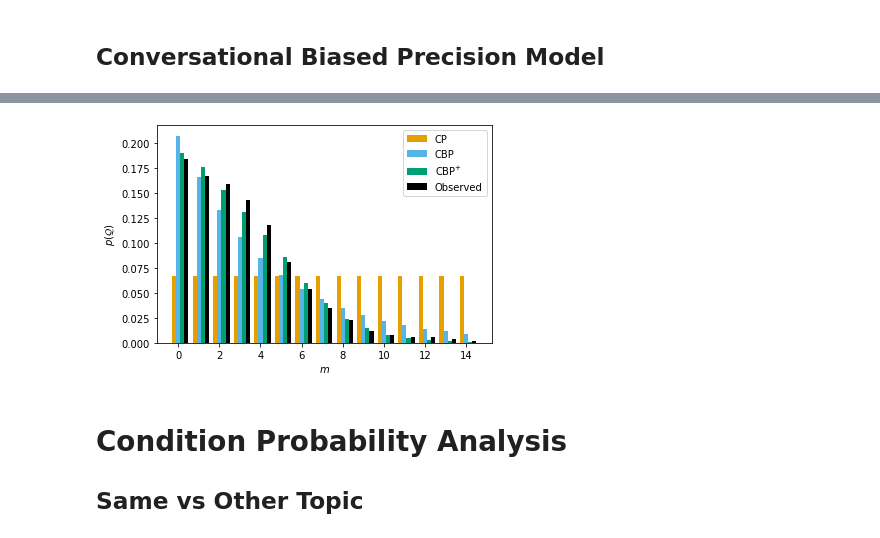
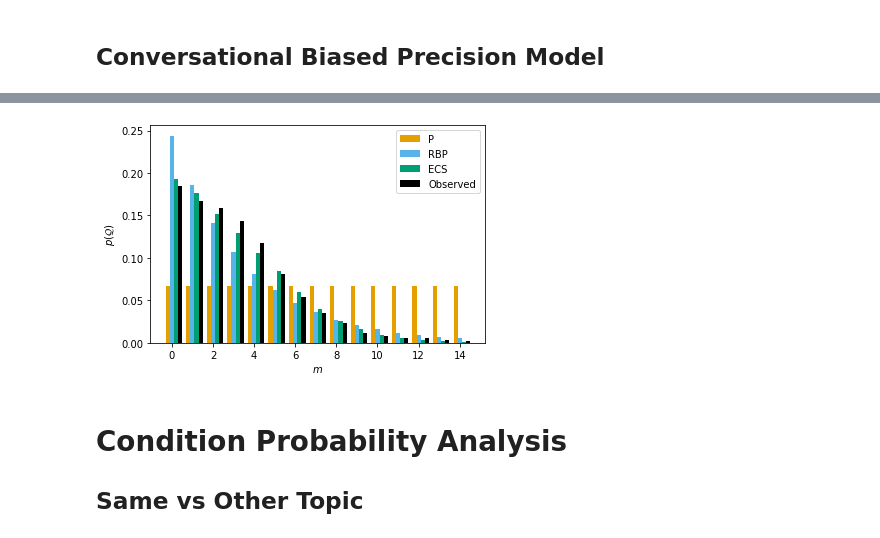
Before and after one commit to aldolipani/ConversationalSearchEvaluation, a Jupyter notebook: analysis.ipynb, the cells around one changed output, grey strips where cells are left out. Saved outputs shown, nothing was run; the diff lists cells and outputs as text; code cells hidden in the pictures.

```diff
--- a/analysis.ipynb
+++ b/analysis.ipynb
@@ -173,30 +176,29 @@ def dd_cbp(alpha, m):
 def d_cbp(alpha, m): # cbp
     return dd_cbp(alpha, m)
 
-# CBP +
+# ECS
 
-def dd_cbp_p(alpha, beta, m, sequence):
+def dd_ecs(alpha_rel, alpha_irr, m, sequence):
     res = 1.0
     for action in sequence[:m]:
         if action[2] == 'relevant':
-            res *= alpha
+            res *= alpha_rel
         else:
-            res *= beta
-    for _ in range(m - len(sequence)):
-        res *= beta
+            res *= alpha_irr
+    for i in range(m - len(sequence)):
+        res *= alpha_irr
     return res
 
-def d_cbp_p(alpha, beta, m, all_sequences):
+def d_ecs(alpha_rel, alpha_irr, m, all_sequences):
     res = 0.0
     n = 0.0
     for topic_id, topic in enumerate(topics):
         for sequence in all_sequences[topic]:
-            #if m < len(sequence):
-            res += dd_cbp_p(alpha, beta, m, sequence)
+            res += dd_ecs(alpha_rel, alpha_irr, m, sequence)
             n += 1.0
     return res/n
 
 for i in range(15):
-    print(d_cbp_p(1.0, 0.8, i, all_sequences), d_cbp(0.8, i), d_cp(), ngp[i])
+    print(d_ecs(0.8, 0.8, i, all_sequences), d_cbp(0.8, i), d_cp(), ngp[i])
 # %% [output]
 1.0 1.0 1 0.18432769367764915
@@ -275,7 +277,7 @@ M = len(ngp)
 gt = ngp
 
 y_cbp = []
-def tse_cbp(a):
+def kl_cbp(a):
     y_cbp = []
     norm = 0.0
     for i in range(M):
@@ -284,11 +286,11 @@ def tse_cbp(a):
     for i in range(M):
         val = d_cbp(a, i)/norm
         y_cbp.append(val)
-        err += (gt[i]-val)**2
+        err += -gt[i] * np.log(val/gt[i])
     return err, y_cbp
 
 for a_i, a in enumerate(tqdm(np.linspace(0, 1, res+1))):
-    err, _y_cbp = tse_cbp(a)
+    err, _y_cbp = kl_cbp(a)
 
     if err < min_err:
         min_err = err
@@ -297,8 +299,8 @@ for a_i, a in enumerate(tqdm(np.linspace(0, 1, res+1))):
 
 best_alpha_cbp = best_alpha
 
-print("a =", best_alpha)
-print("l(TSE) = {:.4f}".format(np.log(min_err)))
+print("best alpha =", best_alpha)
+print("KL = {:.4f}".format(kl_cbp(best_alpha)[0]))
 
 def tae_cbp(a):
     norm = 0.0
@@ -312,15 +314,17 @@ def tae_cbp(a):
 
 print("l(TAE) = {:.4f}".format(np.log(tae_cbp(best_alpha))))
 
-def kl_cbp(a):
+def tse_cbp(a):
+    y_cbp = []
     norm = 0.0
     for i in range(M):
         norm += d_cbp(a, i)
     err = 0.0
     for i in range(M):
         val = d_cbp(a, i)/norm
-        err += -gt[i] * np.log(val/gt[i])
-    return err
+        y_cbp.append(val)
+        err += (gt[i]-val)**2
+    return err, y_cbp
 
-print("KL = {:.4f}".format(kl_cbp(best_alpha)))
+print("l(TSE) = {:.4f}".format(np.log(tse_cbp(best_alpha)[0])))
 # %% [output]
@@ -401,21 +406,21 @@ KL = 0.0054
 # %%
 x = np.arange(M)
 
 bar_width = 0.20
 
-plt.bar(x-bar_width*1, y_cp, width = bar_width, color='#E69F00', align='center', label='CP')
-plt.bar(x+bar_width*0, y_cbp, width = bar_width, color='#56B4E9', align='center', label='CBP')
-plt.bar(x+bar_width*1, y_cbp_p, width = bar_width, color='#009E73', align='center', label="CBP$^{+}$")
+plt.bar(x-bar_width*1, y_cp, width = bar_width, color='#E69F00', align='center', label='P')
+plt.bar(x+bar_width*0, y_cbp, width = bar_width, color='#56B4E9', align='center', label='RBP')
+plt.bar(x+bar_width*1, y_ecs, width = bar_width, color='#009E73', align='center', label="ECS")
 plt.bar(x+bar_width*2, gt, width = bar_width, color='black', align='center', label="Observed")
 
 #plt.rc('font', size=13)
 plt.ylabel('$p(\\mathcal{Q})$')
 plt.xlabel('$m$')
 
 plt.legend()
 plt.savefig("probability_of_querying.png", dpi=300)
 # %% [output]
-[figure, old version]
+[figure, new version]
 # %% [markdown]
 # Condition Probability Analysis
 
```
Also changed, not shown: parts of 28 cells of this notebook, 16 other files.
